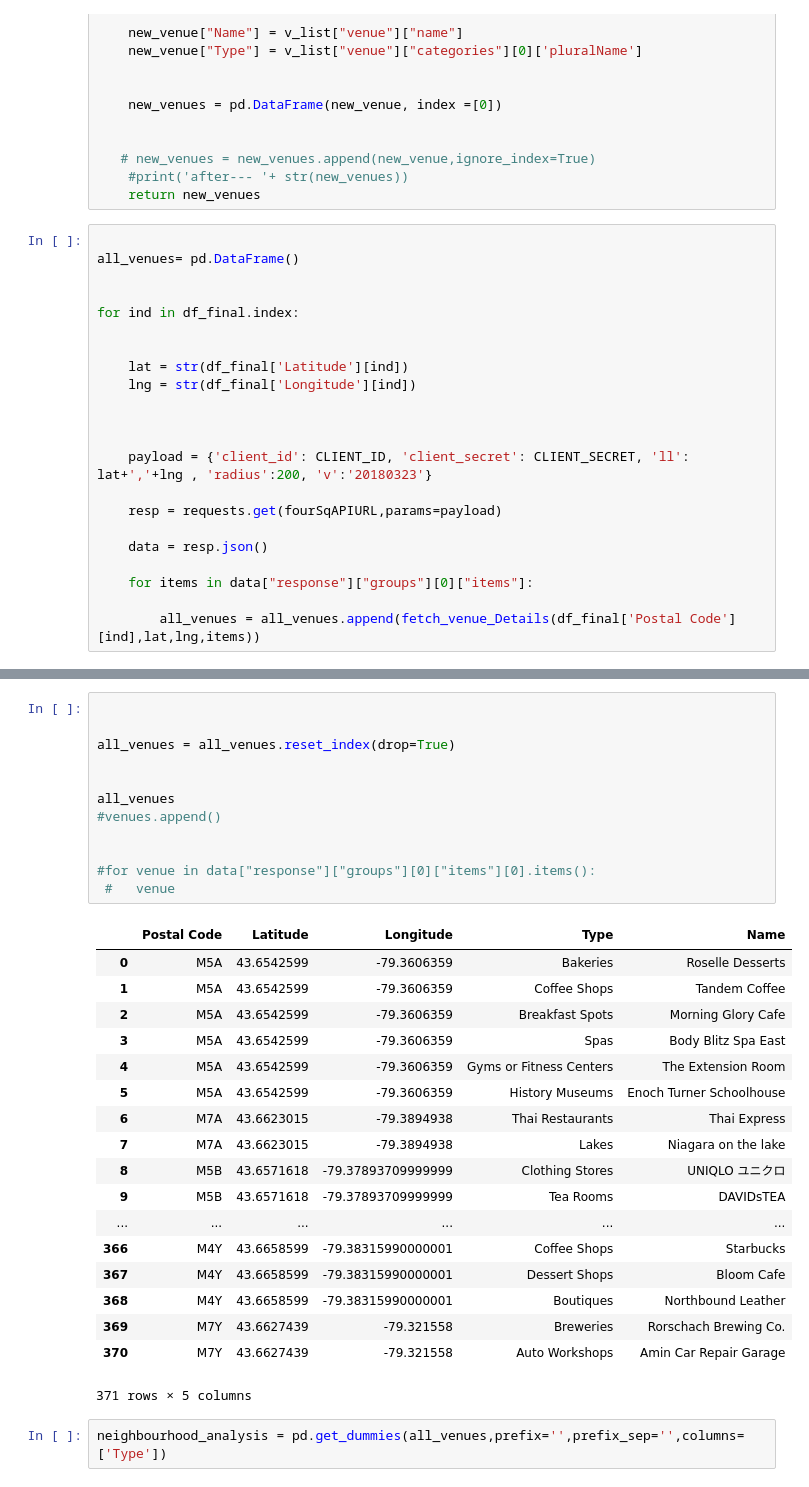
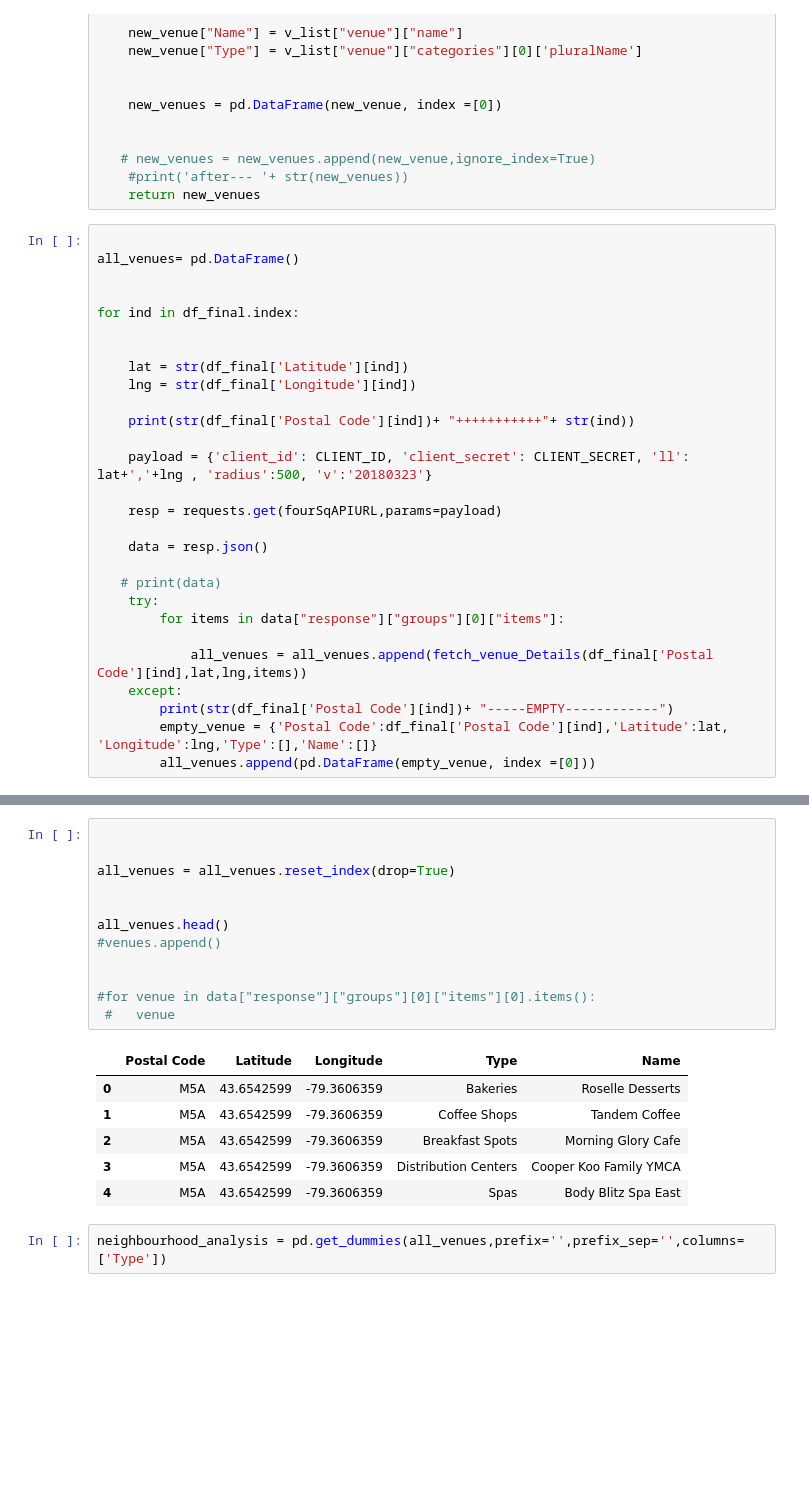
Before and after one commit to amitkrulz/Coursera_Capstone, a Jupyter notebook: TorontoClassification File.ipynb, the cells around one changed output, grey strips where cells are left out. Cells and saved outputs as stored; diff of their text form; blank space fills up the shorter version.

```diff
--- a/TorontoClassification File.ipynb
+++ b/TorontoClassification File.ipynb
@@ -102,15 +105,21 @@ for ind in df_final.index:
     lat = str(df_final['Latitude'][ind])
     lng = str(df_final['Longitude'][ind])
 
+    print(str(df_final['Postal Code'][ind])+ "+++++++++++"+ str(ind))
 
-
-    payload = {'client_id': CLIENT_ID, 'client_secret': CLIENT_SECRET, 'll': lat+','+lng , 'radius':200, 'v':'20180323'}
+    payload = {'client_id': CLIENT_ID, 'client_secret': CLIENT_SECRET, 'll': lat+','+lng , 'radius':500, 'v':'20180323'}
 
     resp = requests.get(fourSqAPIURL,params=payload)
 
     data = resp.json()
 
-    for items in data["response"]["groups"][0]["items"]:
+   # print(data)
+    try:
+        for items in data["response"]["groups"][0]["items"]:
 
-        all_venues = all_venues.append(fetch_venue_Details(df_final['Postal Code'][ind],lat,lng,items))
+            all_venues = all_venues.append(fetch_venue_Details(df_final['Postal Code'][ind],lat,lng,items))
+    except:
+        print(str(df_final['Postal Code'][ind])+ "-----EMPTY------------")
+        empty_venue = {'Postal Code':df_final['Postal Code'][ind],'Latitude':lat, 'Longitude':lng,'Type':[],'Name':[]}
+        all_venues.append(pd.DataFrame(empty_venue, index =[0]))
 # %% [output]
@@ -134,34 +143,22 @@ before---   Postal Code    Latitude   Longitude            Type
 # %%
 
 
 all_venues = all_venues.reset_index(drop=True)
 
 
-all_venues
+all_venues.head()
 #venues.append()
 
 
 #for venue in data["response"]["groups"][0]["items"][0].items():
  #   venue
 # %% [output]
 |  | Postal Code | Latitude | Longitude | Type | Name |
 | 0 | M5A | 43.6542599 | -79.3606359 | Bakeries | Roselle Desserts |
 | 1 | M5A | 43.6542599 | -79.3606359 | Coffee Shops | Tandem Coffee |
 | 2 | M5A | 43.6542599 | -79.3606359 | Breakfast Spots | Morning Glory Cafe |
-| 3 | M5A | 43.6542599 | -79.3606359 | Spas | Body Blitz Spa East |
-| 4 | M5A | 43.6542599 | -79.3606359 | Gyms or Fitness Centers | The Extension Room |
-| 5 | M5A | 43.6542599 | -79.3606359 | History Museums | Enoch Turner Schoolhouse |
-| 6 | M7A | 43.6623015 | -79.3894938 | Thai Restaurants | Thai Express |
-| 7 | M7A | 43.6623015 | -79.3894938 | Lakes | Niagara on the lake |
-| 8 | M5B | 43.6571618 | -79.37893709999999 | Clothing Stores | UNIQLO ユニクロ |
-| 9 | M5B | 43.6571618 | -79.37893709999999 | Tea Rooms | DAVIDsTEA |
-| ... | ... | ... | ... | ... | ... |
-| 366 | M4Y | 43.6658599 | -79.38315990000001 | Coffee Shops | Starbucks |
-| 367 | M4Y | 43.6658599 | -79.38315990000001 | Dessert Shops | Bloom Cafe |
-| 368 | M4Y | 43.6658599 | -79.38315990000001 | Boutiques | Northbound Leather |
-| 369 | M7Y | 43.6627439 | -79.321558 | Breweries | Rorschach Brewing Co. |
-| 370 | M7Y | 43.6627439 | -79.321558 | Auto Workshops | Amin Car Repair Garage |
+| 3 | M5A | 43.6542599 | -79.3606359 | Distribution Centers | Cooper Koo Family YMCA |
+| 4 | M5A | 43.6542599 | -79.3606359 | Spas | Body Blitz Spa East |
-371 rows × 5 columns
 # %%
 neighbourhood_analysis = pd.get_dummies(all_venues,prefix='',prefix_sep='',columns=['Type'])
 # %%
```
Also changed, not shown: parts of 15 cells of this notebook.
